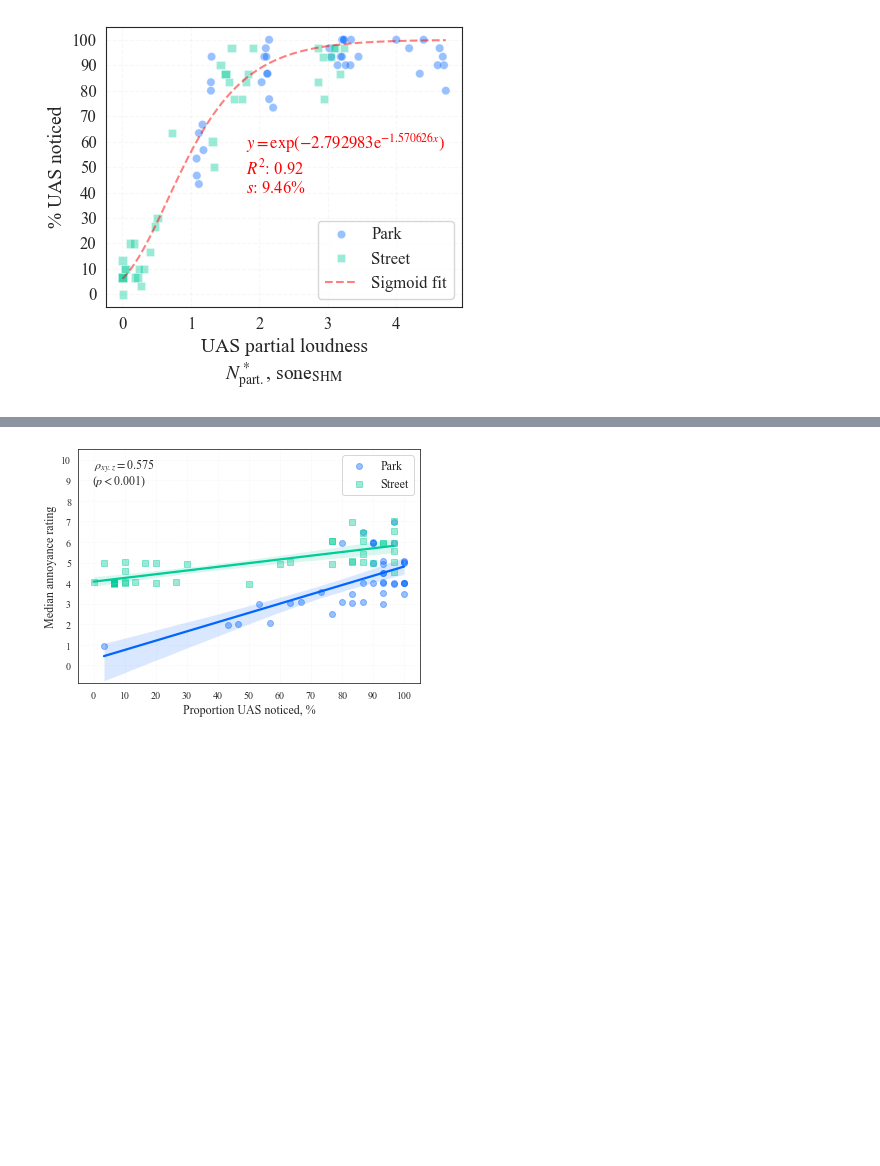
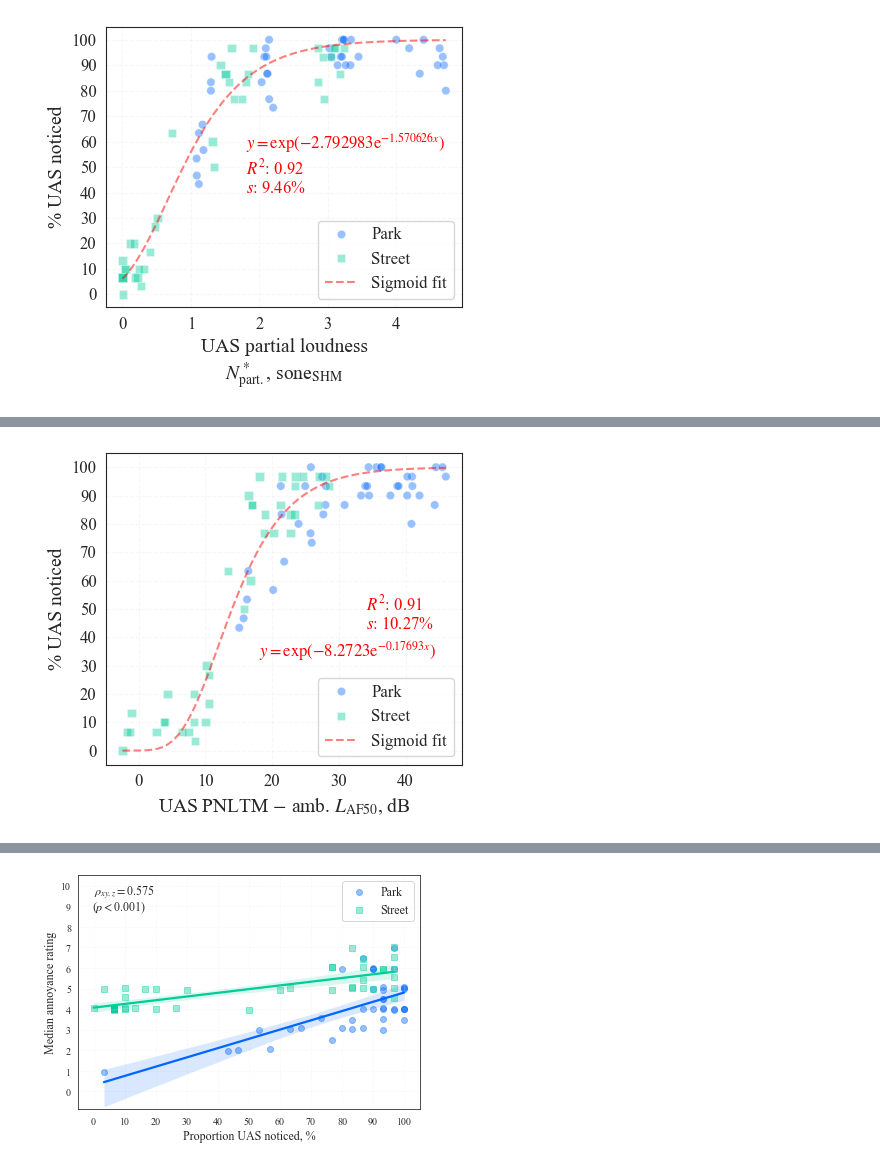
Before and after one commit to acoustics-code-salford/refmap-psychoacoustics, a Jupyter notebook: src/refmap_psychoacoustics/notebooks/refmap_listest1_analysis_EDA_partA.ipynb, the cells around one changed output, grey strips where cells are left out. Saved outputs shown, nothing was run; the diff lists cells and outputs as text; code cells hidden in the pictures; blank space fills up the shorter version.

```diff
--- a/src/refmap_psychoacoustics/notebooks/refmap_listest1_analysis_EDA_partA.ipynb
+++ b/src/refmap_psychoacoustics/notebooks/refmap_listest1_analysis_EDA_partA.ipynb
@@ -2026,0 +2036,91 @@ plt.show()
+# %%
+fig, ax = plt.subplots(figsize=(4.5, 4))
+data = dataByStimTestANotice.loc[dataByStimTestANotice['UASType']
+                                 != 'Baseline'].sort_values(by='AmbientEnv')
+markers = {"Park": 'o', "Street": "s"}
+
+mask = dataByStimTestANotice['PNLTMLAF50diff'].notna()
+
+testCorr = pg.corr(data['PNLTMLAF50diff'],
+                   data['NoticedPropFilt'],
+                   method='spearman')
+
+rVal = display_round(testCorr['r'].iloc[0], 2, floor=False)
+pVal = display_round(testCorr['p_val'].iloc[0], 3, floor=True)
+rCI = testCorr['CI95'].iloc[0]
+
+sns.scatterplot(data=data, x='PNLTMLAF50diff', y='NoticedPropFilt',
+                hue='AmbientEnv', markers=markers, style='AmbientEnv',
+                ax=ax, palette=mycolours[0:2], alpha=0.4)
+ax.set(xscale='linear', yticks=np.arange(0, 1.1, 0.1), yticklabels=range(0, 110, 10),
+       xlabel="UAS PNLTM $-$ amb. $L_\mathrm{AF50}$, dB",
+       ylabel="% UAS noticed")
+ax.grid(alpha=0.15, linestyle='--')
+ax.legend(loc='lower right', fontsize=12)
+
+ax.text(-3, 0.8, r"$\rho=$ " + rVal
+        + "\n" + "[" + display_round(rCI[0], 2, floor=False) + ", "
+        + display_round(rCI[1], 2, floor=False) + "]"
+        + "\n" + "(" + r"$p$ " + pVal + ")",
+        fontsize=12)
+
+if saveplots:
+
+    filename = "NoticeVsPNLTMLAF50diffByAmbFilt"
+
+    plt.savefig(os.path.join(outFigPath, "svg", filename + ".svg"),
+                format='svg')
+    plt.savefig(os.path.join(outFigPath, "pdf", filename + ".pdf"),
+                format='pdf')
+
+for text in list(ax.texts):
+    text.remove()
+
+bounds = ([1e-12, 1e-12], [10, 10])
+
+popt, pcov = curve_fit(gompertz,
+                       data.loc[mask, 'PNLTMLAF50diff'],
+                       data.loc[mask, 'NoticedPropFilt'],
+                       p0=[1, 1],
+                       bounds=bounds)
+
+dof = len(data.loc[mask, 'PNLTMLAF50diff']) - len(popt)
+
+# check if any of the parameters are at the bounds and thus can be considered fixed,
+# then subtract the number of fixed parameters from the degrees of freedom
+for i, (param, lower, upper) in enumerate(zip(popt, bounds[0], bounds[1])):
+    if np.isclose(param, lower):
+        print(f"Parameter {i} is at the lower bound and can be considered fixed.")
+        dof -= 1
+    elif np.isclose(param, upper):
+        print(f"Parameter {i} is at the upper bound and can be considered fixed.")
+        dof -= 1
+
+x_vals = np.linspace(np.min(dataByStimTestANotice['PNLTMLAF50diff']),
+                     np.max(dataByStimTestANotice['PNLTMLAF50diff']), 100)
+y_vals = gompertz(x_vals, *popt)
+ax.plot(x_vals, y_vals, color='red', linestyle='--', alpha=0.5, label='Sigmoid fit')
+ax.legend(loc='lower right', fontsize=12)
+
+r_squared, rse = gof(data.loc[mask, 'NoticedPropFilt'],
+                     gompertz(data.loc[mask, 'PNLTMLAF50diff'], *popt),
+                     dof=dof)
+
+ax.text(18, 0.33, s=f"$y = \mathrm{{exp}}({{-{popt[1]:.4f}}}\\mathrm{{e}}^{{-{popt[0]:.5f}x}})$",
+        fontsize=12, color='red')
+ax.text(34, 0.43, s=r"$R^2$: " + display_round(r_squared, 2, floor=False)
+        + "\n$s$: " + display_round(rse*100, 2, floor=False) + "%",
+        fontsize=12, color='red')
+
+if saveplots:
+
+    filename = "NoticeVsPNLTMLAF50diffByAmbFiltSig"
+
+    plt.savefig(os.path.join(outFigPath, "svg", filename + ".svg"),
+                format='svg')
+    plt.savefig(os.path.join(outFigPath, "pdf", filename + ".pdf"),
+                format='pdf')
+
+plt.show()
+# %% [output]
+[figure, added]
```
Also changed, not shown: parts of 8 cells of this notebook, 2 other files.
